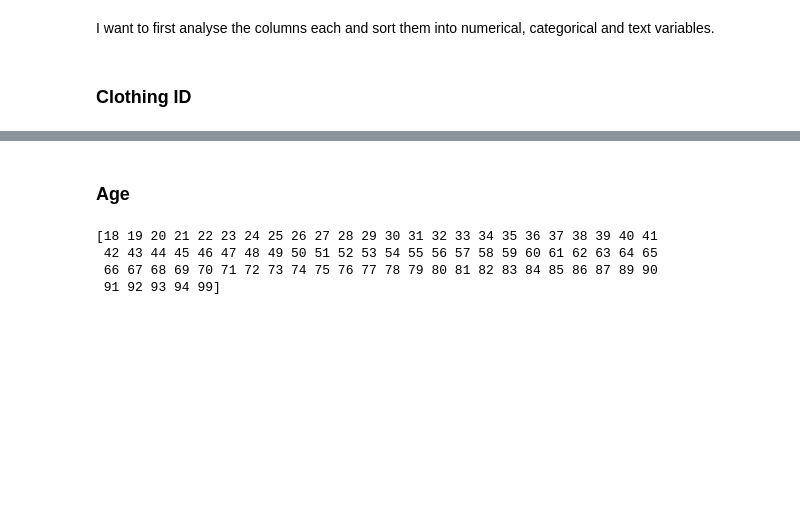
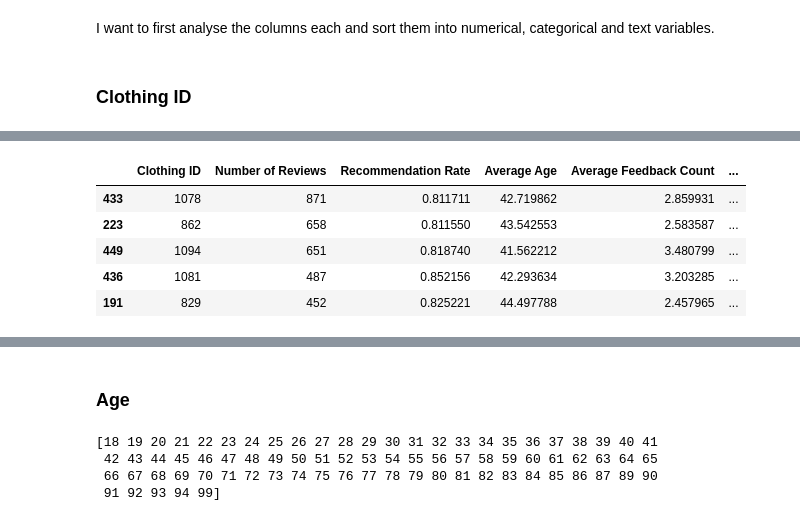
Before and after one commit to LucWill/fashion-forecasting, a Jupyter notebook: starter/starter.ipynb, the cells around one changed output, grey strips where cells are left out. Cells and saved outputs as stored; diff of their text form; code cells hidden in the pictures; blank space fills up the shorter version.

```diff
--- a/starter/starter.ipynb
+++ b/starter/starter.ipynb
@@ -134,0 +135,35 @@ print(len(CID))
+# %%
+# Count the number of reviews per product
+review_counts = df.groupby("Clothing ID").size().reset_index(name="Number of Reviews")
+
+# Calculate the average recommendation rate per product
+recommendation_rate = df.groupby("Clothing ID")["Recommended IND"].mean().reset_index(name="Recommendation Rate")
+
+# Calculate the average age per product
+avg_age = df.groupby("Clothing ID")["Age"].mean().reset_index(name="Average Age")
+
+# Calculate the average positive feedback count per product
+avg_feedback = df.groupby("Clothing ID")["Positive Feedback Count"].mean().reset_index(name="Average Feedback Count")
+
+# Merge all statistics into one table
+product_stats = review_counts.merge(recommendation_rate, on="Clothing ID") \
+                             .merge(avg_age, on="Clothing ID") \
+                             .merge(avg_feedback, on="Clothing ID")
+
+# Normalize the average age (z-score standardization)
+mean_age = product_stats["Average Age"].mean()
+std_age = product_stats["Average Age"].std()
+product_stats["Normalized Average Age"] = (product_stats["Average Age"] - mean_age) / std_age
+
+# Optionally: sort by number of reviews
+product_stats = product_stats.sort_values("Number of Reviews", ascending=False)
+
+# Display the first few rows
+product_stats.head()
+# %% [output]
+|  | Clothing ID | Number of Reviews | Recommendation Rate | Average Age | Average Feedback Count | ... |
+| 433 | 1078 | 871 | 0.811711 | 42.719862 | 2.859931 | ... |
+| 223 | 862 | 658 | 0.811550 | 43.542553 | 2.583587 | ... |
+| 449 | 1094 | 651 | 0.818740 | 41.562212 | 3.480799 | ... |
+| 436 | 1081 | 487 | 0.852156 | 42.293634 | 3.203285 | ... |
+| 191 | 829 | 452 | 0.825221 | 44.497788 | 2.457965 | ... |
```
Also changed, not shown: parts of 10 cells of this notebook.
